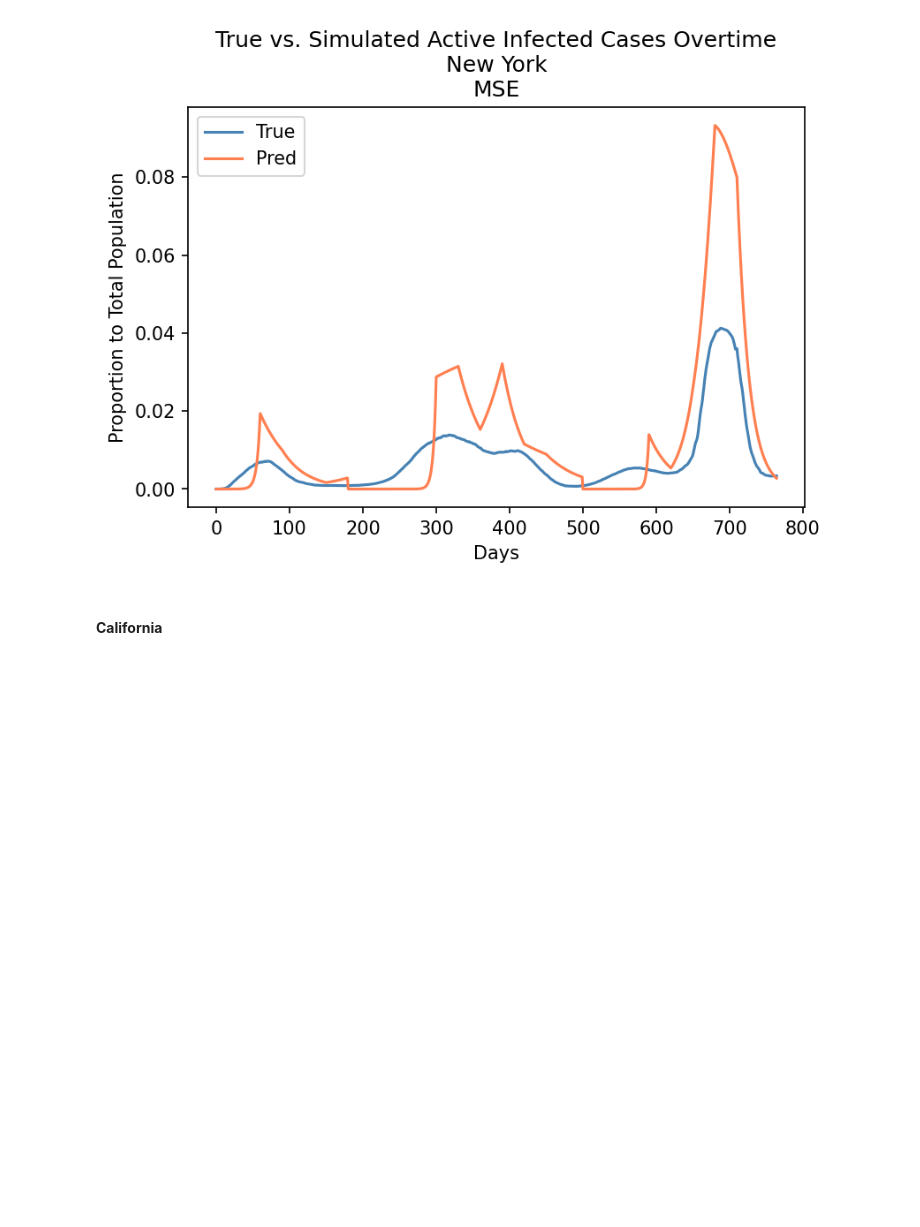
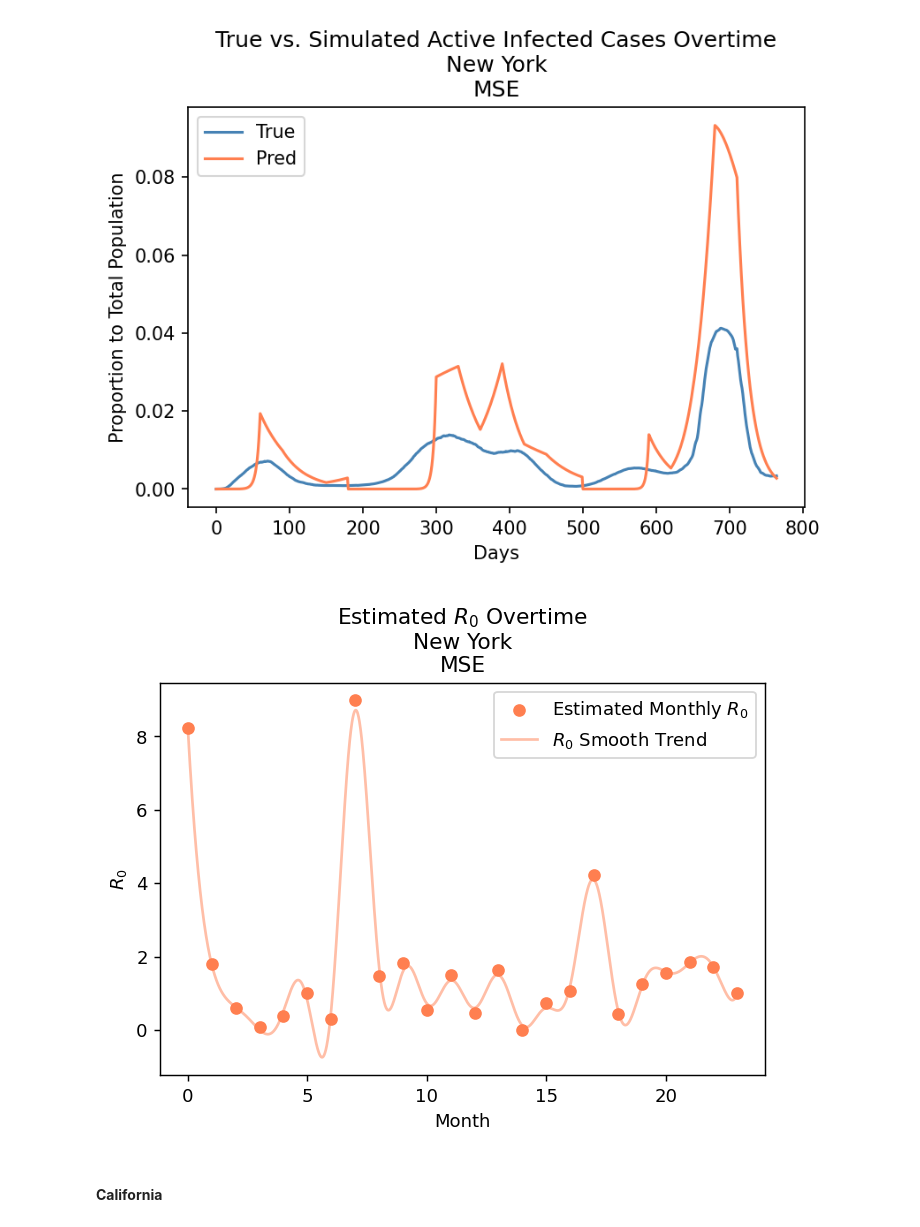
Before and after one commit to cywujeremy/dabp-pandemic-simulation, a Jupyter notebook: nbs/SIR_param_estimation.ipynb, the cells around one changed output. Cells and saved outputs as stored; diff of their text form; code cells hidden in the pictures; blank space fills up the shorter version.

```diff
--- a/nbs/SIR_param_estimation.ipynb
+++ b/nbs/SIR_param_estimation.ipynb
@@ -390,17 +390,19 @@ plt.show()
 # %%
 spl = UnivariateSpline(list(range(len(est_r0_nj_mse))), est_r0_nj_mse, k=5)
 spl.set_smoothing_factor(0.5)
 full_period = np.linspace(0, 23, 2000)
 smoothed_est_r0 = spl(full_period)
 
 fig, ax = plt.subplots(dpi=130)
 ax.scatter(range(len(est_r0_nj_mse)), est_r0_nj_mse, color="coral", label="Estimated Monthly $R_0$")
 ax.plot(full_period, smoothed_est_r0, color="coral", label="$R_0$ Smooth Trend", alpha=0.5)
 plt.xlabel("Month")
 plt.ylabel("$R_0$")
-plt.title("Estimated $R_0$ Overtime\nNew Jersey\nMSE")
+plt.title("Estimated $R_0$ Overtime\nNew York\nMSE")
 plt.legend()
 plt.show()
+# %% [output]
+[figure, added]
 # %% [markdown]
 #### **California**
 # %%
```
Also changed, not shown: parts of 19 cells of this notebook.
